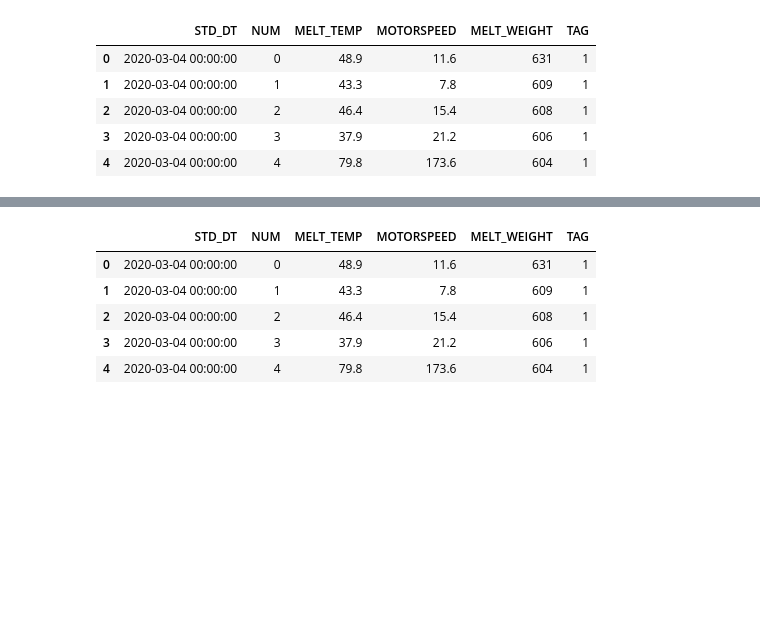
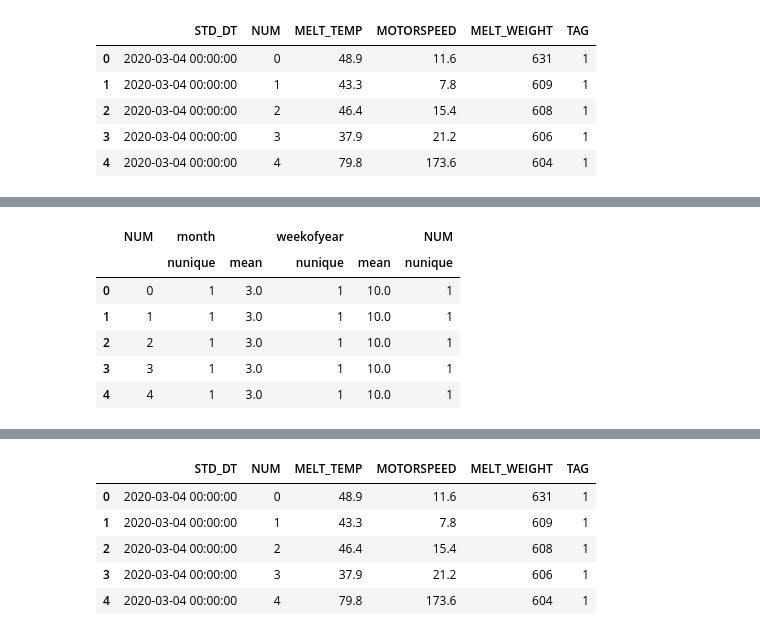
Before and after one commit to min0355/mx_competition, a Jupyter notebook: code/think_algorithm.ipynb, the cells around one changed output, grey strips where cells are left out. Saved outputs shown, nothing was run; the diff lists cells and outputs as text; code cells hidden in the pictures; blank space fills up the shorter version.

```diff
--- a/code/think_algorithm.ipynb
+++ b/code/think_algorithm.ipynb
@@ -164,0 +234,11 @@ df.head()
+# %%
+df1 = generate_features(df)
+df1.head()
+# %% [output]
+|  | NUM | month |  | weekofyear |  | NUM |
+|  |  | nunique | mean | nunique | mean | nunique |
+| 0 | 0 | 1 | 3.0 | 1 | 10.0 | 1 |
+| 1 | 1 | 1 | 3.0 | 1 | 10.0 | 1 |
+| 2 | 2 | 1 | 3.0 | 1 | 10.0 | 1 |
+| 3 | 3 | 1 | 3.0 | 1 | 10.0 | 1 |
+| 4 | 4 | 1 | 3.0 | 1 | 10.0 | 1 |
```
Also changed, not shown: parts of 22 cells of this notebook.
